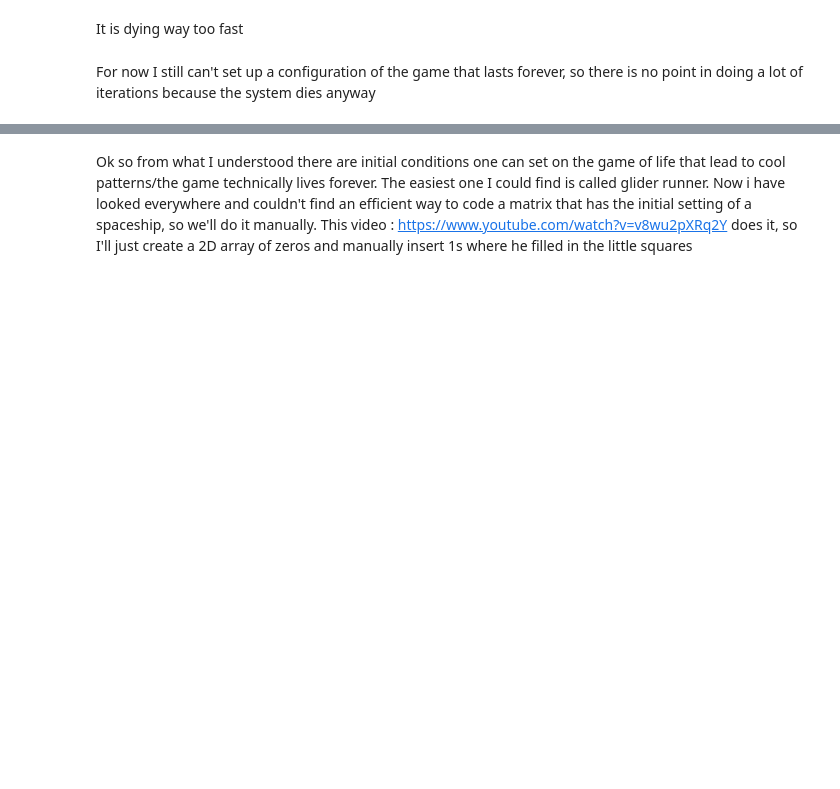
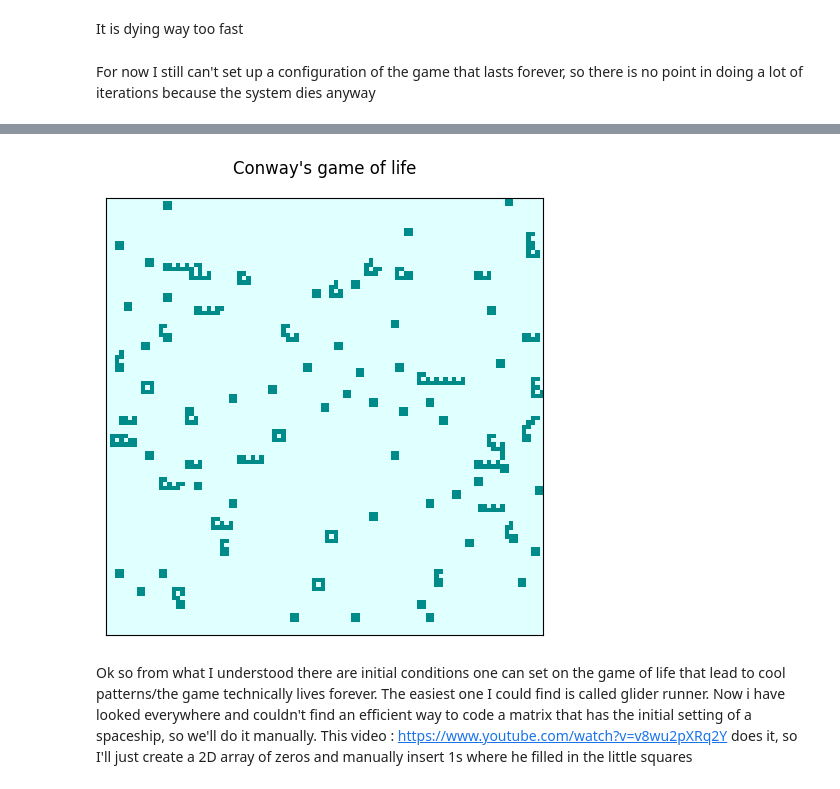
Before and after one commit to matilde-garcia/scientificcomputing_bicocca_2025, a Jupyter notebook: working/L03_mycode.ipynb, the cells around one changed output, grey strips where cells are left out. Saved outputs shown, nothing was run; the diff lists cells and outputs as text; code cells hidden in the pictures; blank space fills up the shorter version.

```diff
--- a/working/L03_mycode.ipynb
+++ b/working/L03_mycode.ipynb
@@ -11,6 +11,7 @@ It is dying way too fast
 For now I still can't set up a configuration of the game that lasts forever, so there is no point in doing a lot of iterations because the system dies anyway
 # %%
 generator = np.random.default_rng()
-my_grid = generator.integers(low = 0, high=1, endpoint = True, size = (100,100))
-f.play_life_game_wplots(my_grid, 100)
+my_grid = np.random.randint(low = 0, high=2, size = (100,100))
+animation = f.play_life_game_wplots(my_grid, 100)
+animation.save( "out_dir/l03_life_game_randomgrid.mp4", writer="ffmpeg", fps=20)
 # %% [output]
@@ -18,3 +18,4 @@ f.play_life_game_wplots(my_grid, 100)
+[figure, added]
 # %% [markdown]
 Ok so from what I understood there are initial conditions one can set on the game of life that lead to cool patterns/the game technically lives forever. The easiest one I could find is called glider runner. Now i have looked everywhere and couldn't find an efficient way to code a matrix that has the initial setting of a spaceship, so we'll do it manually. This video : https://www.youtube.com/watch?v=v8wu2pXRq2Y does it, so I'll just create a 2D array of zeros and manually insert 1s where he filled in the little squares
 # %%
```
Also changed, not shown: parts of 2 cells of this notebook, 5 other files.
